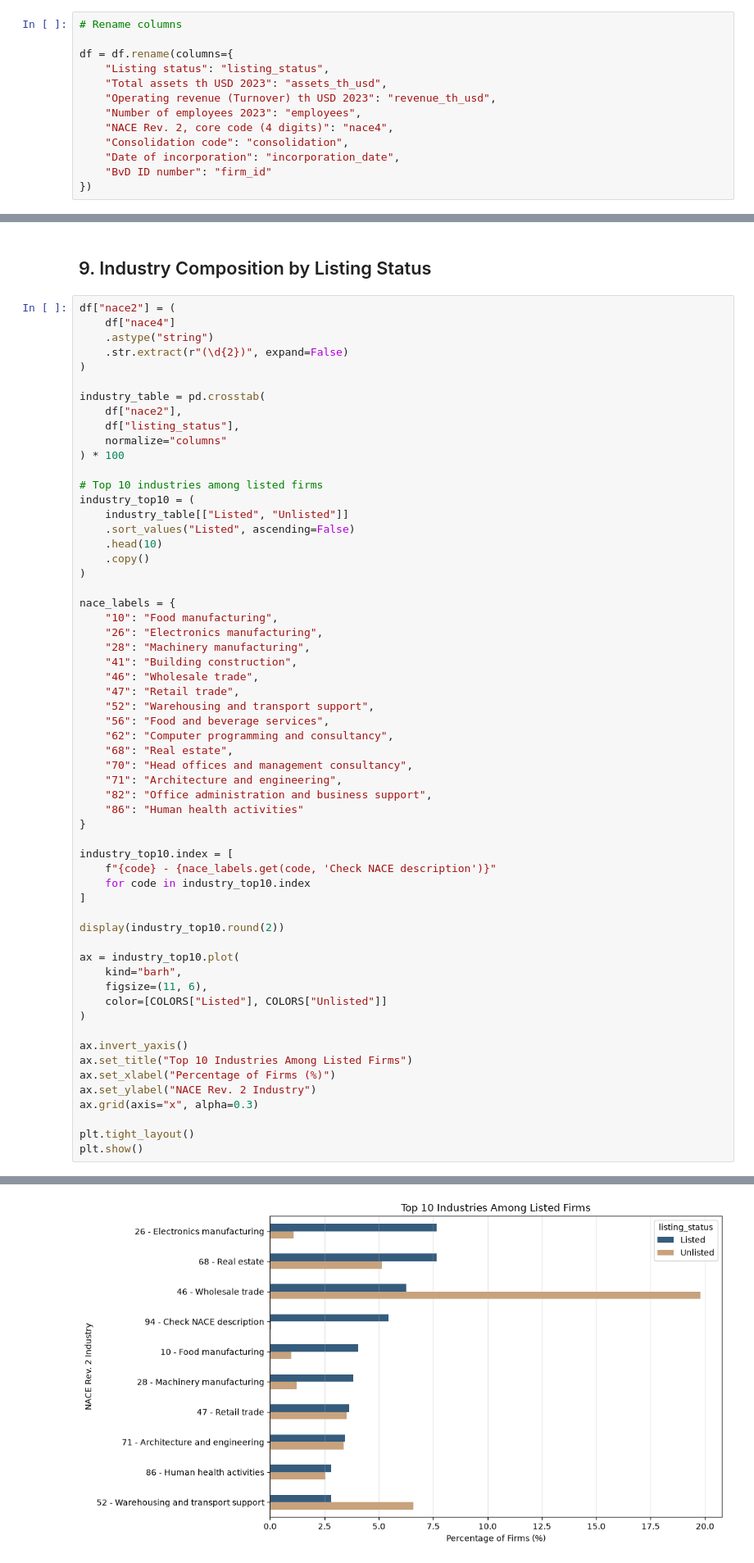
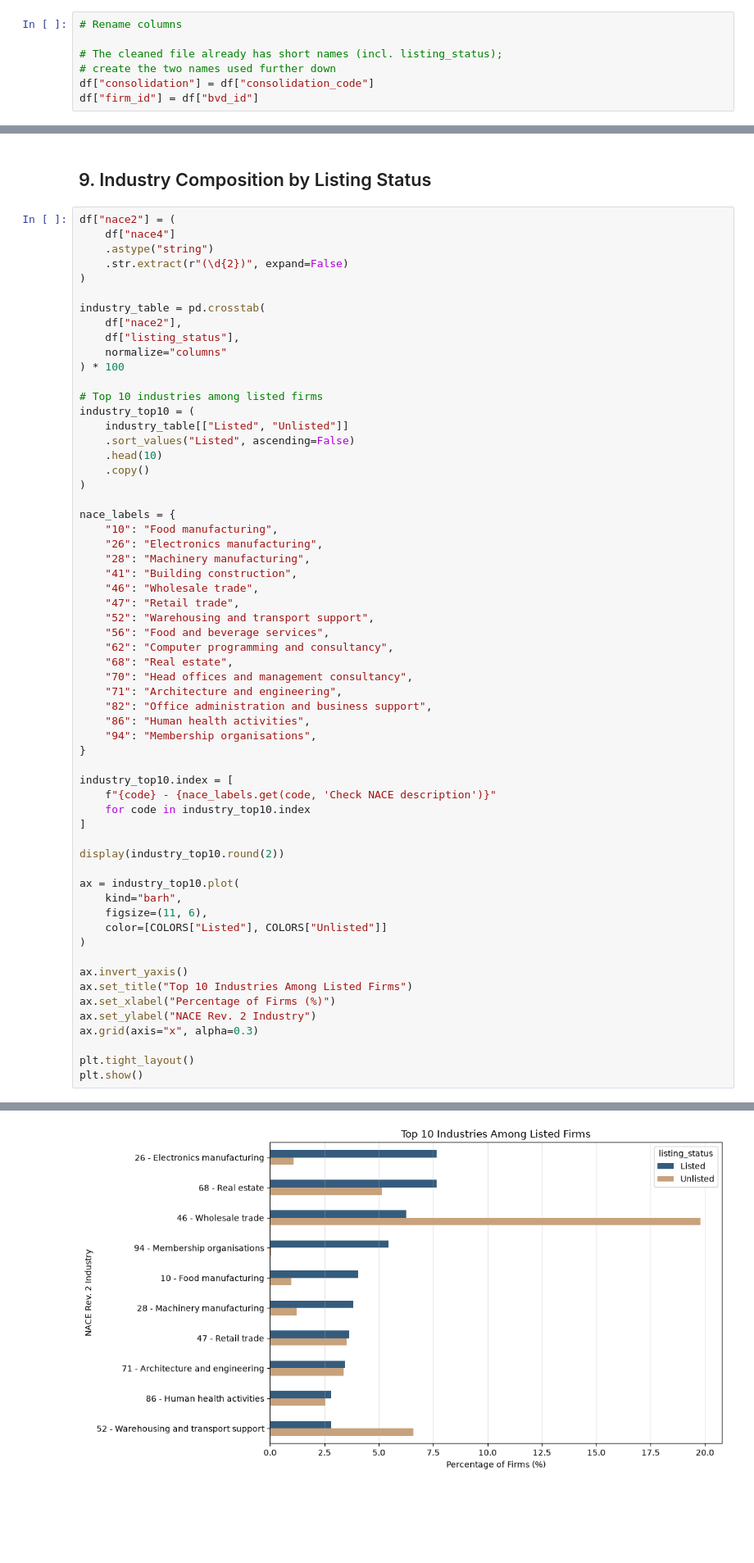
Before and after one commit to mljiang2026-oss/ds607-singapore-firm-size, a Jupyter notebook: notebooks/01_eda.ipynb, the cells around one changed output, grey strips where cells are left out. Shown at 82% size. Drawn from its saved outputs; the diff is of its cells as text; blank space fills up the shorter version.

Commit message:
EDA: fix columns for cleaned file, year-only dates, NACE 94 label, age interpretation

```diff
--- a/notebooks/01_eda.ipynb
+++ b/notebooks/01_eda.ipynb
@@ -92,16 +92,10 @@ memory usage: 10.5+ MB
 # %%
 # Rename columns
 
-df = df.rename(columns={
-    "Listing status": "listing_status",
-    "Total assets th USD 2023": "assets_th_usd",
-    "Operating revenue (Turnover) th USD 2023": "revenue_th_usd",
-    "Number of employees 2023": "employees",
-    "NACE Rev. 2, core code (4 digits)": "nace4",
-    "Consolidation code": "consolidation",
-    "Date of incorporation": "incorporation_date",
-    "BvD ID number": "firm_id"
-})
+# The cleaned file already has short names (incl. listing_status);
+# create the two names used further down
+df["consolidation"] = df["consolidation_code"]
+df["firm_id"] = df["bvd_id"]
 # %%
 # 3. Listing Status Verification and Data Availability
 
@@ -519,7 +513,8 @@ nace_labels = {
     "70": "Head offices and management consultancy",
     "71": "Architecture and engineering",
     "82": "Office administration and business support",
-    "86": "Human health activities"
+    "86": "Human health activities",
+    "94": "Membership organisations",
 }
 
 industry_top10.index = [
@@ -552,10 +547,10 @@ plt.show()
 | 10 - Food manufacturing | 4.03 | 0.97 |
 | 28 - Machinery manufacturing | 3.83 | 1.21 |
 | 47 - Retail trade | 3.63 | 3.51 |
 | 71 - Architecture and engineering | 3.43 | 3.39 |
 | 86 - Human health activities | 2.82 | 2.55 |
 | 52 - Warehousing and transport su... | 2.82 | 6.59 |
-[figure, old version]
+[figure, new version]
 # %% [markdown]
 ## 10. Firm Age and Consolidation Status by Listing Status
 
```
Also changed, not shown: parts of 9 cells of this notebook.
